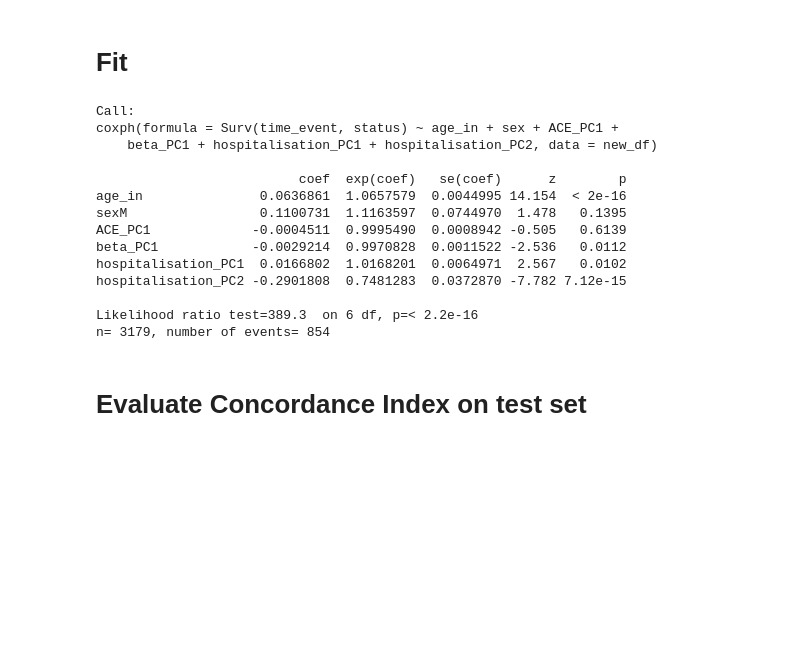
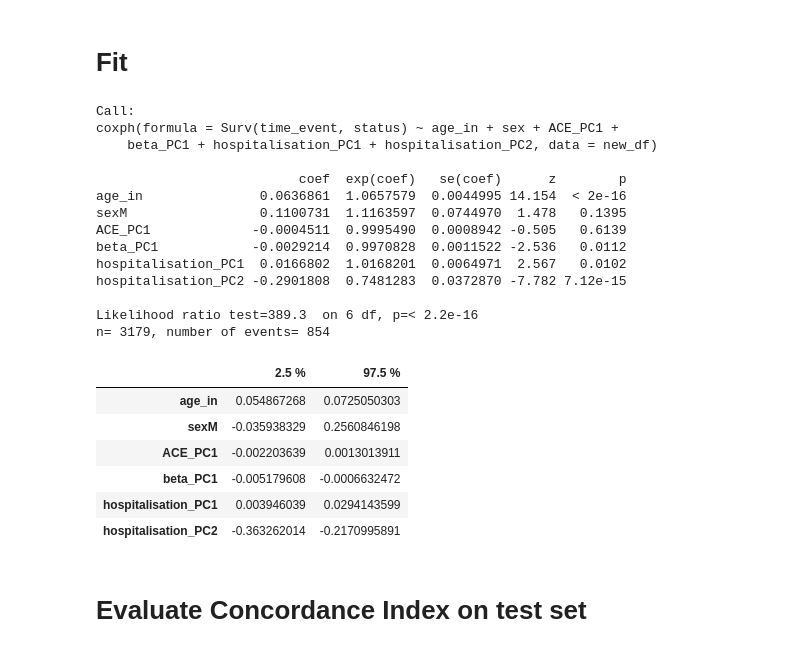
Before and after one commit to davide-burba/thesis, a Jupyter notebook: survival_process/cox_survival.ipynb, the cells around one changed output. Cells and saved outputs as stored; diff of their text form; code cells hidden in the pictures; blank space fills up the shorter version.

Commit message:
added CI coefficients cox models

```diff
--- a/survival_process/cox_survival.ipynb
+++ b/survival_process/cox_survival.ipynb
@@ -138,21 +138,29 @@ for(i in 1:length(models)){
 # %%
 best_model = coxph(Surv(time_event,status)~ age_in + sex + ACE_PC1 + beta_PC1 + hospitalisation_PC1 + hospitalisation_PC2, data = new_df)
 best_model
+confint(best_model)
 # %% [output]
 Call:
 coxph(formula = Surv(time_event, status) ~ age_in + sex + ACE_PC1 +
     beta_PC1 + hospitalisation_PC1 + hospitalisation_PC2, data = new_df)
 
                           coef  exp(coef)   se(coef)      z        p
 age_in               0.0636861  1.0657579  0.0044995 14.154  < 2e-16
 sexM                 0.1100731  1.1163597  0.0744970  1.478   0.1395
 ACE_PC1             -0.0004511  0.9995490  0.0008942 -0.505   0.6139
 beta_PC1            -0.0029214  0.9970828  0.0011522 -2.536   0.0112
 hospitalisation_PC1  0.0166802  1.0168201  0.0064971  2.567   0.0102
 hospitalisation_PC2 -0.2901808  0.7481283  0.0372870 -7.782 7.12e-15
 
 Likelihood ratio test=389.3  on 6 df, p=< 2.2e-16
 n= 3179, number of events= 854
+|  | 2.5 % | 97.5 % |
+| age_in | 0.054867268 | 0.0725050303 |
+| sexM | -0.035938329 | 0.2560846198 |
+| ACE_PC1 | -0.002203639 | 0.0013013911 |
+| beta_PC1 | -0.005179608 | -0.0006632472 |
+| hospitalisation_PC1 | 0.003946039 | 0.0294143599 |
+| hospitalisation_PC2 | -0.363262014 | -0.2170995891 |
 # %% [markdown]
 # Evaluate Concordance Index on test set
 # %%
```
Also changed, not shown: 4 other files.
